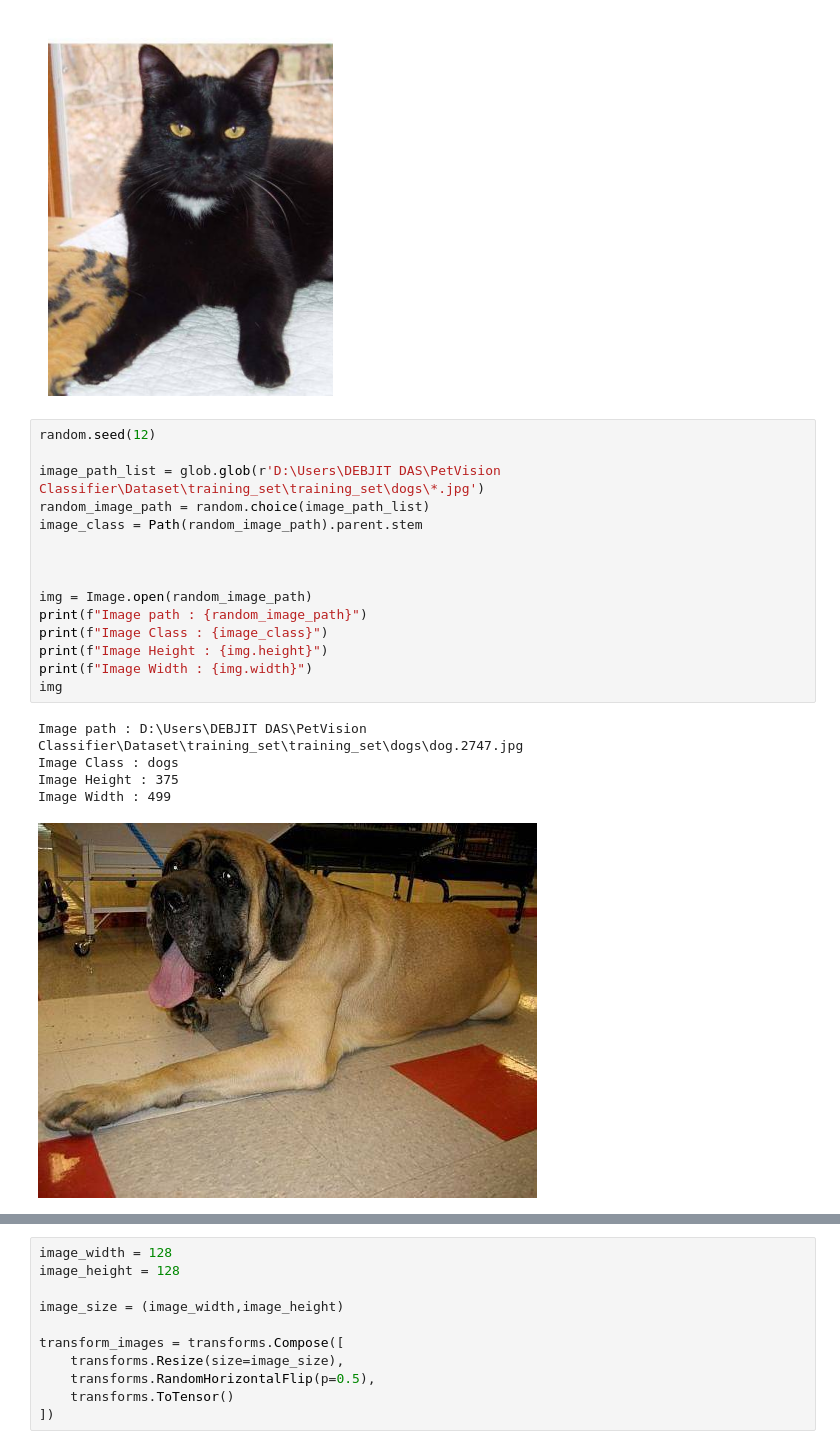
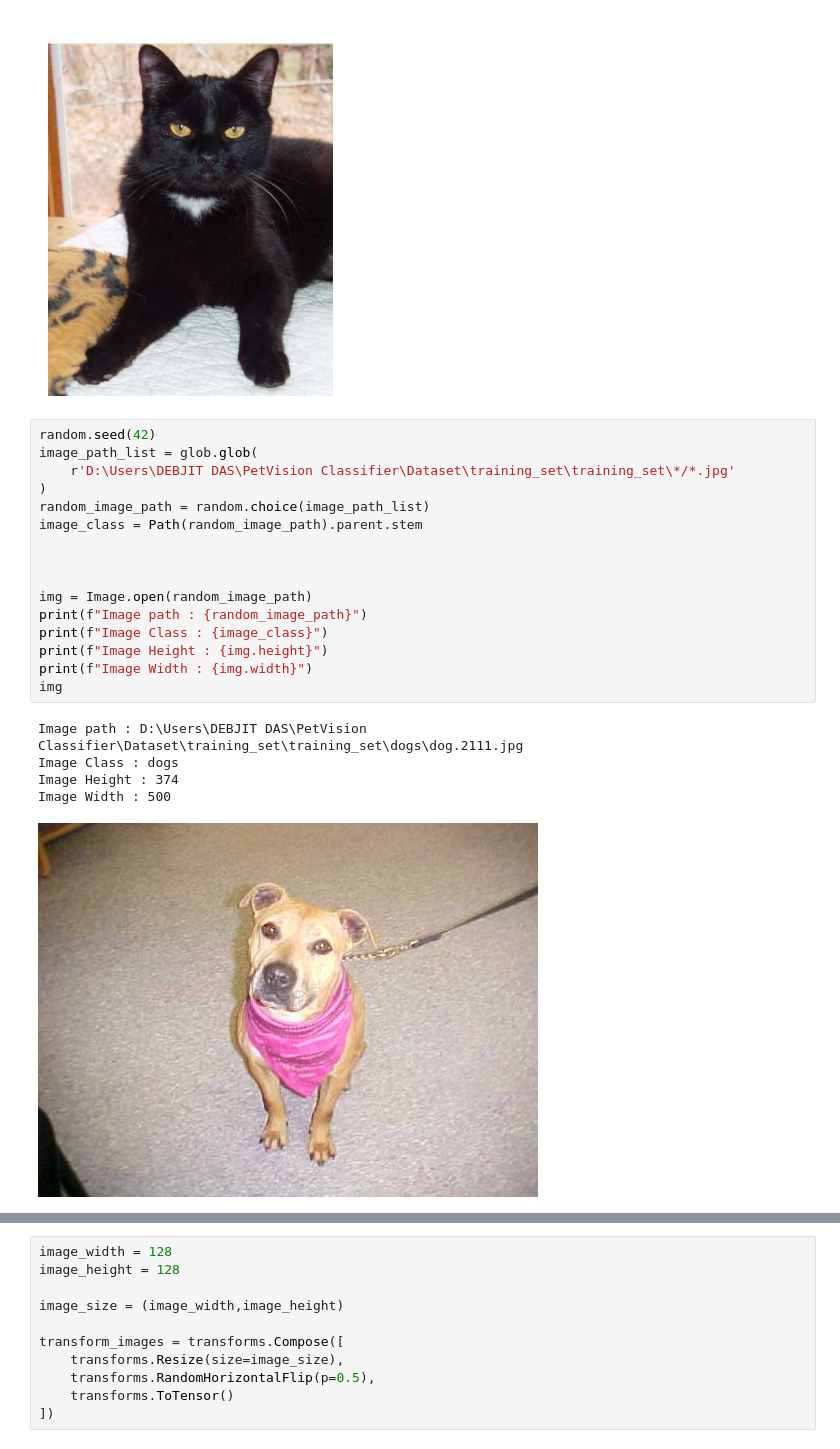
Before and after one commit to debjit11/PetVision, a Jupyter notebook: main.ipynb, the cells around one changed output, grey strips where cells are left out. Cells and saved outputs as stored; diff of their text form.

```diff
--- a/main.ipynb
+++ b/main.ipynb
@@ -31,26 +32,27 @@ plt.show()
 # %% [output]
 [figure]
 # %%
-random.seed(12)
-
-image_path_list = glob.glob(r'D:\Users\DEBJIT DAS\PetVision Classifier\Dataset\training_set\training_set\dogs\*.jpg')
+random.seed(42)
+image_path_list = glob.glob(
+    r'D:\Users\DEBJIT DAS\PetVision Classifier\Dataset\training_set\training_set\*/*.jpg'
+)
 random_image_path = random.choice(image_path_list)
 image_class = Path(random_image_path).parent.stem
 
 
 
 img = Image.open(random_image_path)
 print(f"Image path : {random_image_path}")
 print(f"Image Class : {image_class}")
 print(f"Image Height : {img.height}")
 print(f"Image Width : {img.width}")
 img
 # %% [output]
-Image path : D:\Users\DEBJIT DAS\PetVision Classifier\Dataset\training_set\training_set\dogs\dog.2747.jpg
+Image path : D:\Users\DEBJIT DAS\PetVision Classifier\Dataset\training_set\training_set\dogs\dog.2111.jpg
 Image Class : dogs
-Image Height : 375
-Image Width : 499
+Image Height : 374
+Image Width : 500
-[figure, old version]
+[figure, new version]
 # %%
 sns.set_theme()
 image_to_array = np.array(img)
```
Also changed, not shown: parts of 3 cells of this notebook.
